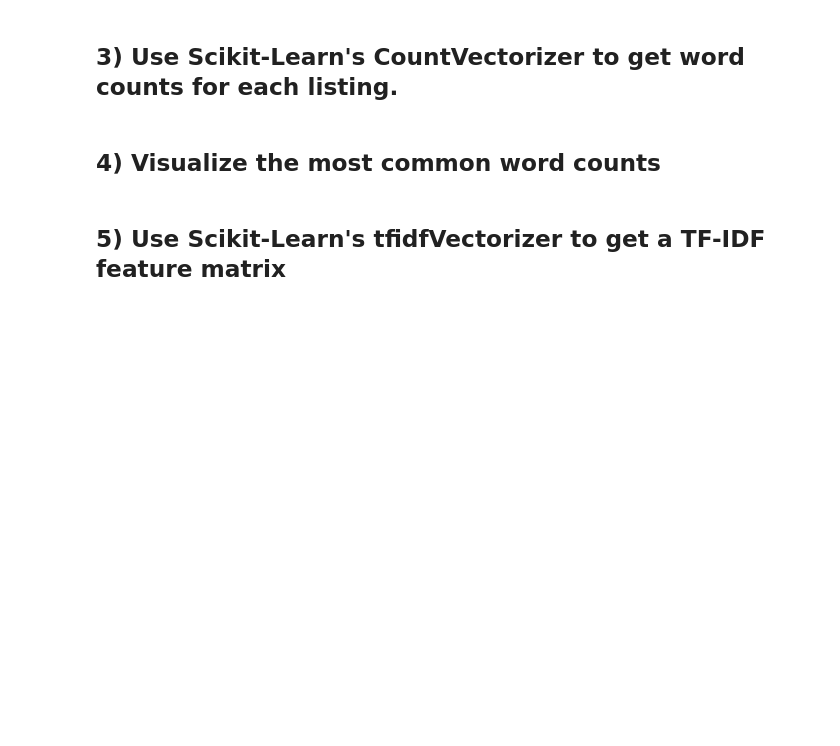
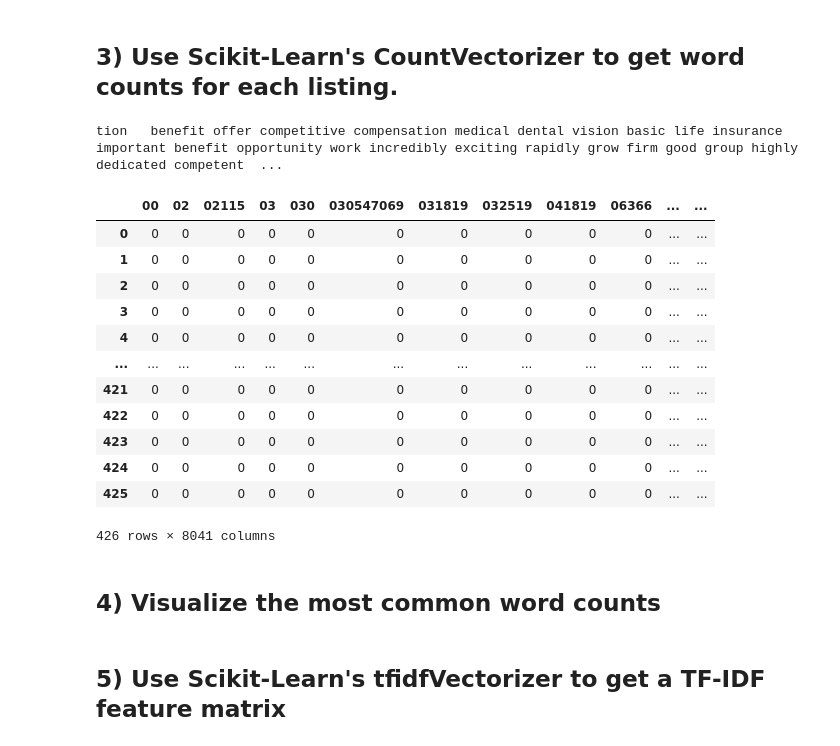
Before and after one commit to zachary-hamilton/DS-Unit-4-Sprint-1-NLP, a Jupyter notebook: module2-vector-representations/LS_DS_412_Vector_Representations_Assignment.ipynb, the cells around one changed output. Saved outputs shown, nothing was run; the diff lists cells and outputs as text; code cells hidden in the pictures; blank space fills up the shorter version.

```diff
--- a/module2-vector-representations/LS_DS_412_Vector_Representations_Assignment.ipynb
+++ b/module2-vector-representations/LS_DS_412_Vector_Representations_Assignment.ipynb
@@ -93,3 +90,28 @@ raise Exception("\nThis task is not complete. \nReplace this line with your code
+# %%
+# used lemmas because it is over 1000 less columns
+text_list = [' '.join(text) for text in job_listings['lemmas']]
+
+vect = CountVectorizer()
+vect.fit(text_list)
+dtm = vect.transform(text_list)
+
+dtm = pd.DataFrame(dtm.todense(), columns=vect.get_feature_names())
+dtm
+# %% [output]
+tion   benefit offer competitive compensation medical dental vision basic life insurance important benefit opportunity work incredibly exciting rapidly grow firm good group highly dedicated competent  ...
+|  | 00 | 02 | 02115 | 03 | 030 | 030547069 | 031819 | 032519 | 041819 | 06366 | ... | ... |
+| 0 | 0 | 0 | 0 | 0 | 0 | 0 | 0 | 0 | 0 | 0 | ... | ... |
+| 1 | 0 | 0 | 0 | 0 | 0 | 0 | 0 | 0 | 0 | 0 | ... | ... |
+| 2 | 0 | 0 | 0 | 0 | 0 | 0 | 0 | 0 | 0 | 0 | ... | ... |
+| 3 | 0 | 0 | 0 | 0 | 0 | 0 | 0 | 0 | 0 | 0 | ... | ... |
+| 4 | 0 | 0 | 0 | 0 | 0 | 0 | 0 | 0 | 0 | 0 | ... | ... |
+| ... | ... | ... | ... | ... | ... | ... | ... | ... | ... | ... | ... | ... |
+| 421 | 0 | 0 | 0 | 0 | 0 | 0 | 0 | 0 | 0 | 0 | ... | ... |
+| 422 | 0 | 0 | 0 | 0 | 0 | 0 | 0 | 0 | 0 | 0 | ... | ... |
+| 423 | 0 | 0 | 0 | 0 | 0 | 0 | 0 | 0 | 0 | 0 | ... | ... |
+| 424 | 0 | 0 | 0 | 0 | 0 | 0 | 0 | 0 | 0 | 0 | ... | ... |
+| 425 | 0 | 0 | 0 | 0 | 0 | 0 | 0 | 0 | 0 | 0 | ... | ... |
+426 rows × 8041 columns
 # %% [markdown]
 ## 4) Visualize the most common word counts
 # %%
```
Also changed, not shown: parts of 1 cell of this notebook.
